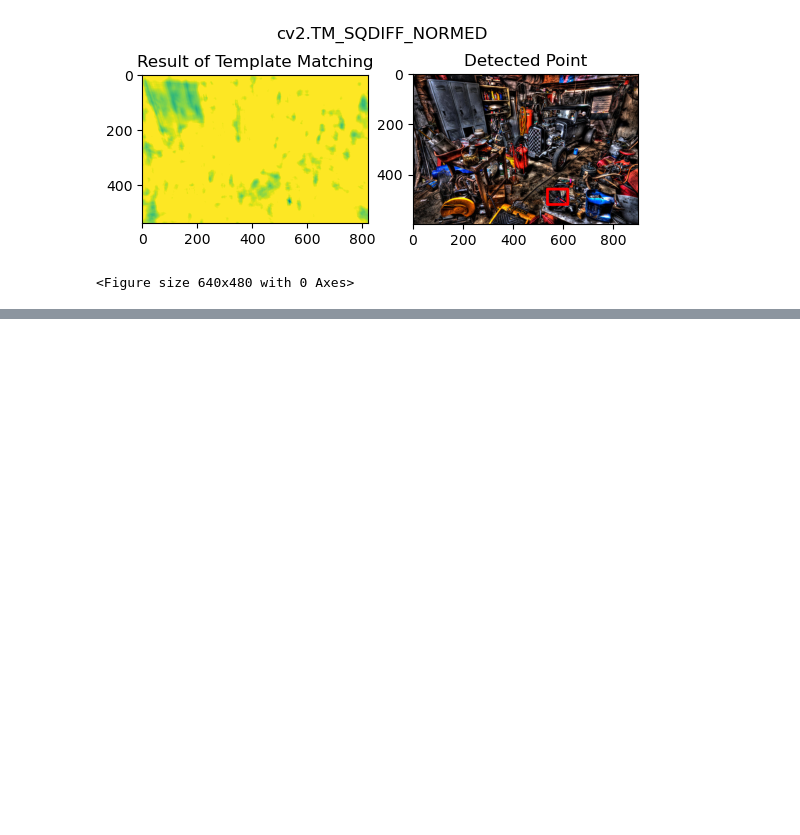
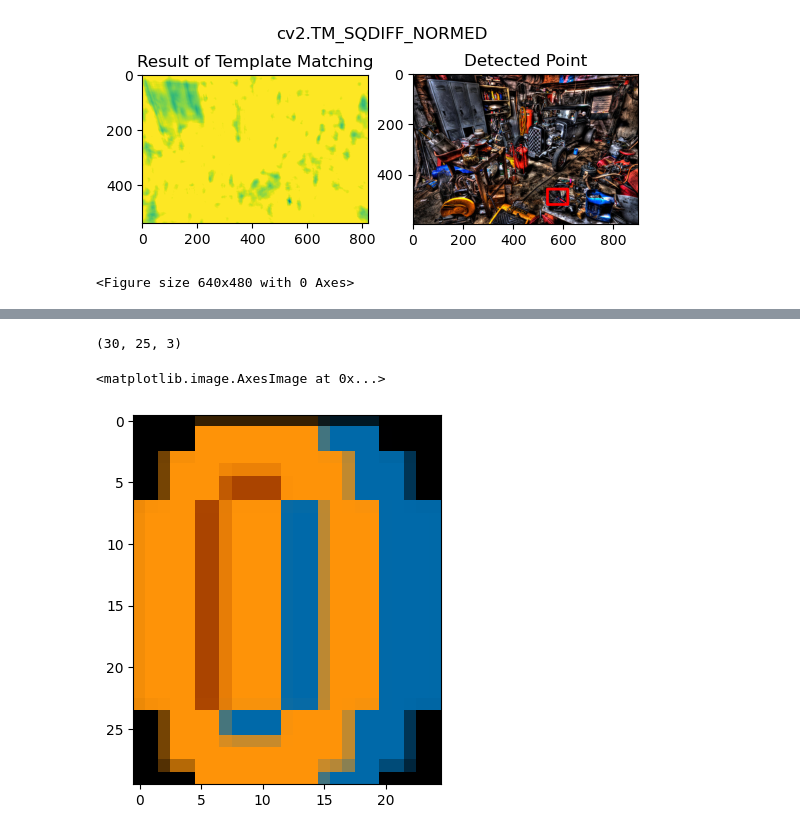
Before and after one commit to lucasmirachi/Template-Matching, a Jupyter notebook: template-matching.ipynb, the cells around one changed output, grey strips where cells are left out. Cells and saved outputs as stored; diff of their text form; code cells hidden in the pictures; blank space fills up the shorter version.

```diff
--- a/template-matching.ipynb
+++ b/template-matching.ipynb
@@ -96,0 +107,13 @@ for m in methods:
+# %%
+coin = cv2.imread('./images/coin.png')
+coin = cv2.cvtColor(coin, cv2.COLOR_BGR2RGB)
+
+print(coin.shape)
+
+height, width,channels = coin.shape
+
+plt.imshow(coin)
+# %% [output]
+(30, 25, 3)
+<matplotlib.image.AxesImage at 0x...>
+[figure, added]
```
Also changed, not shown: parts of 2 cells of this notebook, 2 other files.
